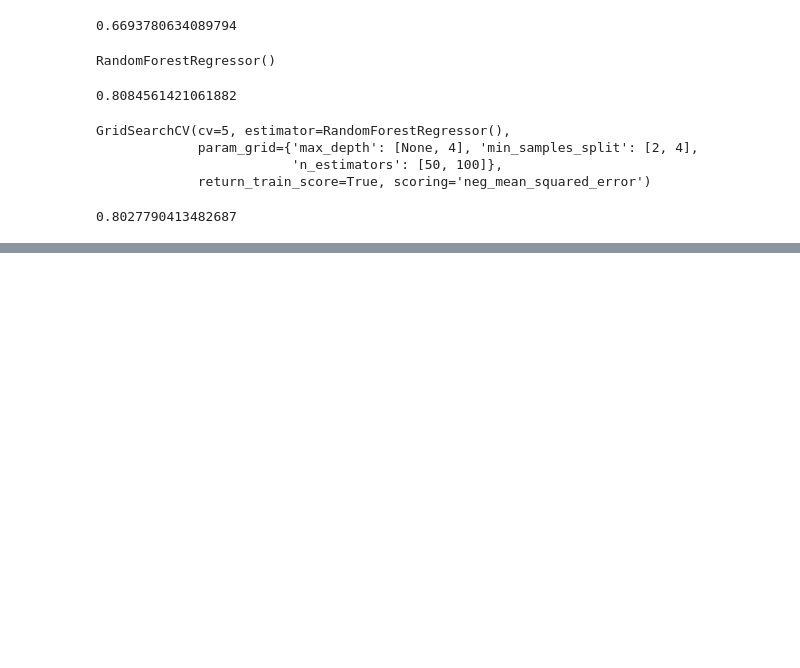
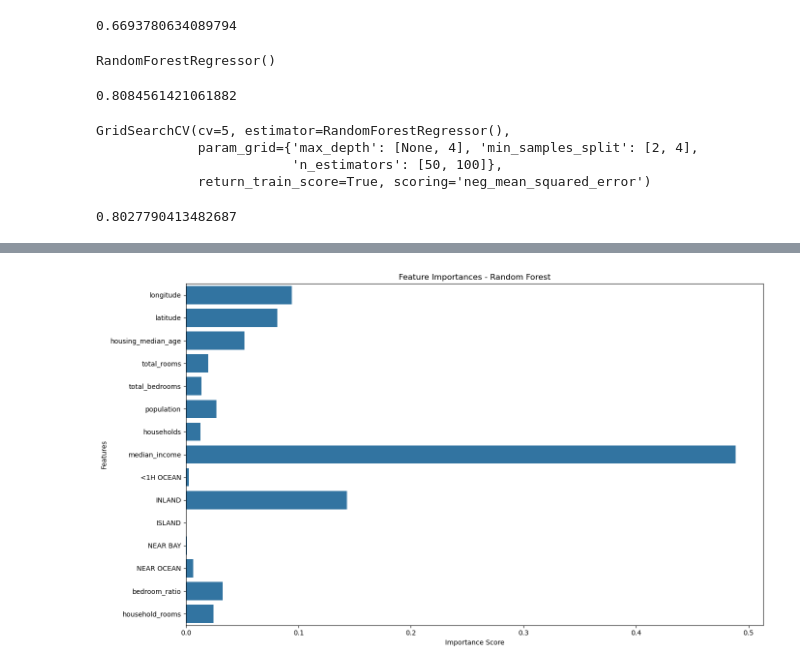
Before and after one commit to filberthiu/Python_House_Price_Prediction, a Jupyter notebook: 2_Regression_Models.ipynb, the cells around one changed output, grey strips where cells are left out. Cells and saved outputs as stored; diff of their text form; code cells hidden in the pictures; blank space fills up the shorter version.

```diff
--- a/2_Regression_Models.ipynb
+++ b/2_Regression_Models.ipynb
@@ -103,0 +137,13 @@ best_forest.score(x_test_s, y_test)
+# %%
+importances = best_forest.feature_importances_
+features = x_train.columns
+
+plt.figure(figsize=(14, 8))
+sns.barplot(x=importances, y=features)
+plt.title("Feature Importances - Random Forest")
+plt.xlabel("Importance Score")
+plt.ylabel("Features")
+plt.tight_layout()
+plt.show()
+# %% [output]
+[figure, added]
```
Also changed, not shown: parts of 3 cells of this notebook.
